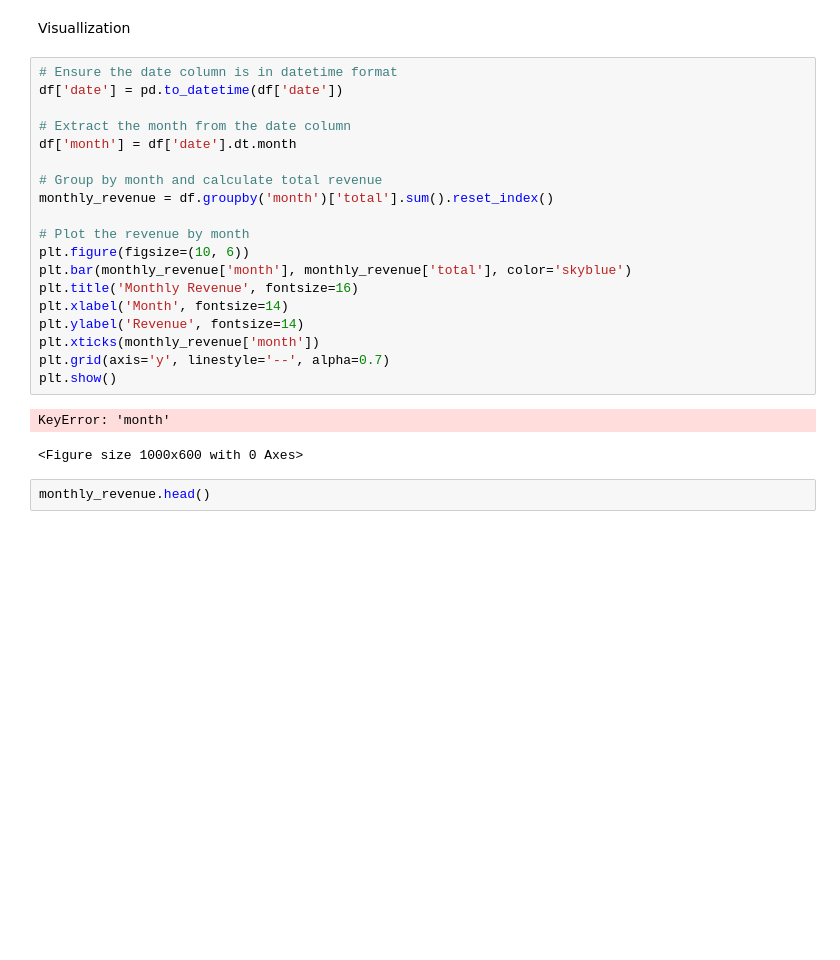
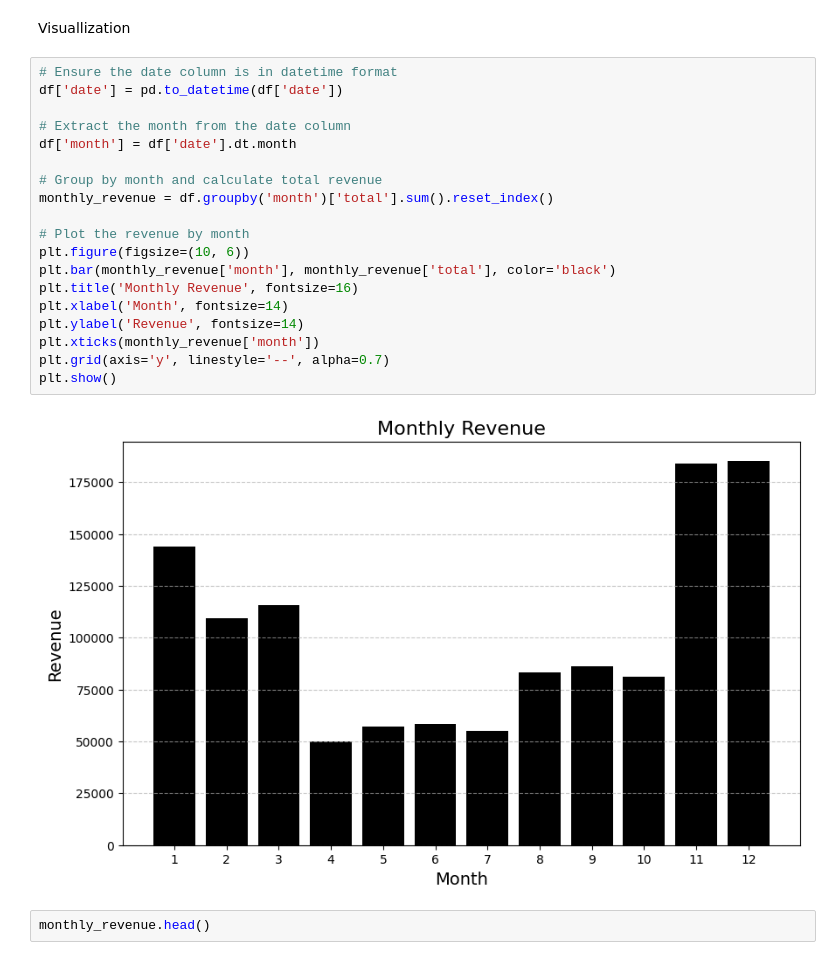
Before and after one commit to shivampb/SQL-Data-Analyst-, a Jupyter notebook: Wallmart_Sql_Python/main.ipynb, the cells around one changed output. Saved outputs shown, nothing was run; the diff lists cells and outputs as text; blank space fills up the shorter version.

Commit message:
visualls done

```diff
--- a/Wallmart_Sql_Python/main.ipynb
+++ b/Wallmart_Sql_Python/main.ipynb
@@ -189,25 +189,24 @@ Visuallization
 # %%
 # Ensure the date column is in datetime format
 df['date'] = pd.to_datetime(df['date'])
 
 # Extract the month from the date column
 df['month'] = df['date'].dt.month
 
 # Group by month and calculate total revenue
 monthly_revenue = df.groupby('month')['total'].sum().reset_index()
 
 # Plot the revenue by month
 plt.figure(figsize=(10, 6))
-plt.bar(monthly_revenue['month'], monthly_revenue['total'], color='skyblue')
+plt.bar(monthly_revenue['month'], monthly_revenue['total'], color='black')
 plt.title('Monthly Revenue', fontsize=16)
 plt.xlabel('Month', fontsize=14)
 plt.ylabel('Revenue', fontsize=14)
 plt.xticks(monthly_revenue['month'])
 plt.grid(axis='y', linestyle='--', alpha=0.7)
 plt.show()
 # %% [output]
-KeyError: 'month'
-<Figure size 1000x600 with 0 Axes>
+[figure, added]
 # %%
 monthly_revenue.head()
 # %% [output]
```
